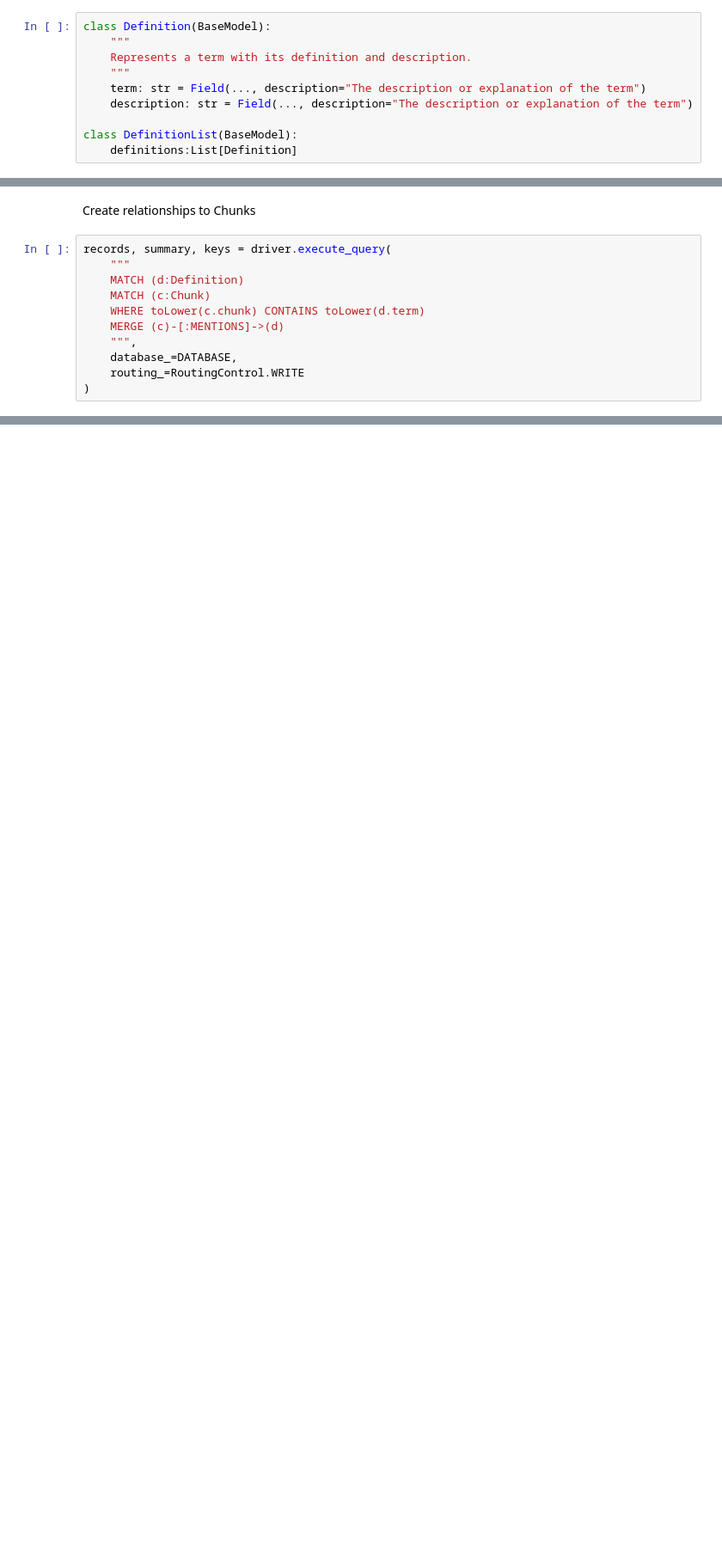
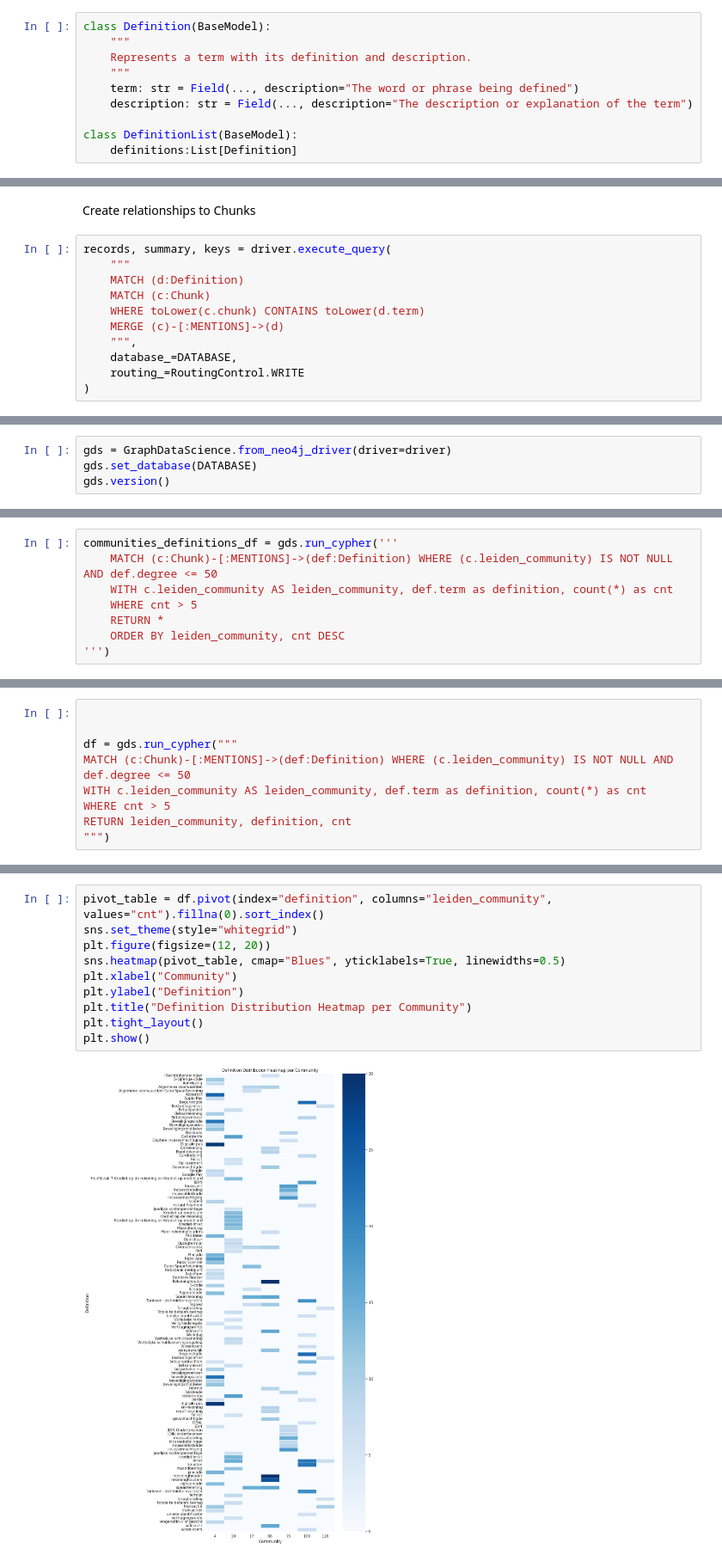
Before and after one commit to erikbijl/rabobank-workshop-genai, a Jupyter notebook: 2 - Extract Definitions.ipynb, the cells around one changed output, grey strips where cells are left out. Shown at 86% size. Drawn from its saved outputs; the diff is of its cells as text; blank space fills up the shorter version.

Commit message:
✨ Add Analyse Graph section and update definition extraction

```diff
--- a/2 - Extract Definitions.ipynb
+++ b/2 - Extract Definitions.ipynb
@@ -92,7 +94,7 @@ class Definition(BaseModel):
     """
     Represents a term with its definition and description.
     """
-    term: str = Field(..., description="The description or explanation of the term")
+    term: str = Field(..., description="The word or phrase being defined")
     description: str = Field(..., description="The description or explanation of the term")
 
 class DefinitionList(BaseModel):
@@ -169,0 +379,4 @@ records, summary, keys = driver.execute_query(
+# %%
+gds = GraphDataScience.from_neo4j_driver(driver=driver)
+gds.set_database(DATABASE)
+gds.version()
@@ -169,0 +468,8 @@ records, summary, keys = driver.execute_query(
+# %%
+communities_definitions_df = gds.run_cypher('''
+    MATCH (c:Chunk)-[:MENTIONS]->(def:Definition) WHERE (c.leiden_community) IS NOT NULL AND def.degree <= 50
+    WITH c.leiden_community AS leiden_community, def.term as definition, count(*) as cnt
+    WHERE cnt > 5
+    RETURN *
+    ORDER BY leiden_community, cnt DESC
+''')
@@ -169,0 +494,9 @@ records, summary, keys = driver.execute_query(
+# %%
+
+
+df = gds.run_cypher("""
+MATCH (c:Chunk)-[:MENTIONS]->(def:Definition) WHERE (c.leiden_community) IS NOT NULL AND def.degree <= 50
+WITH c.leiden_community AS leiden_community, def.term as definition, count(*) as cnt
+WHERE cnt > 5
+RETURN leiden_community, definition, cnt
+""")
@@ -169,0 +507,12 @@ records, summary, keys = driver.execute_query(
+# %%
+pivot_table = df.pivot(index="definition", columns="leiden_community", values="cnt").fillna(0).sort_index()
+sns.set_theme(style="whitegrid")
+plt.figure(figsize=(12, 20))
+sns.heatmap(pivot_table, cmap="Blues", yticklabels=True, linewidths=0.5)
+plt.xlabel("Community")
+plt.ylabel("Definition")
+plt.title("Definition Distribution Heatmap per Community")
+plt.tight_layout()
+plt.show()
+# %% [output]
+[figure, added]
```
Also changed, not shown: parts of 34 cells of this notebook, 2 other files.
